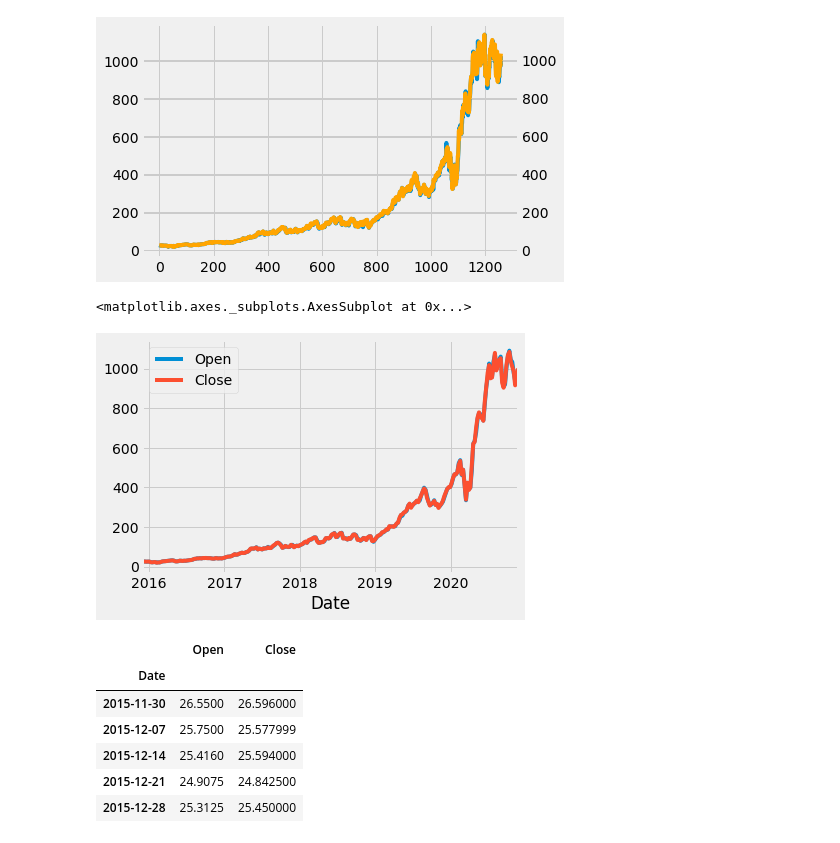
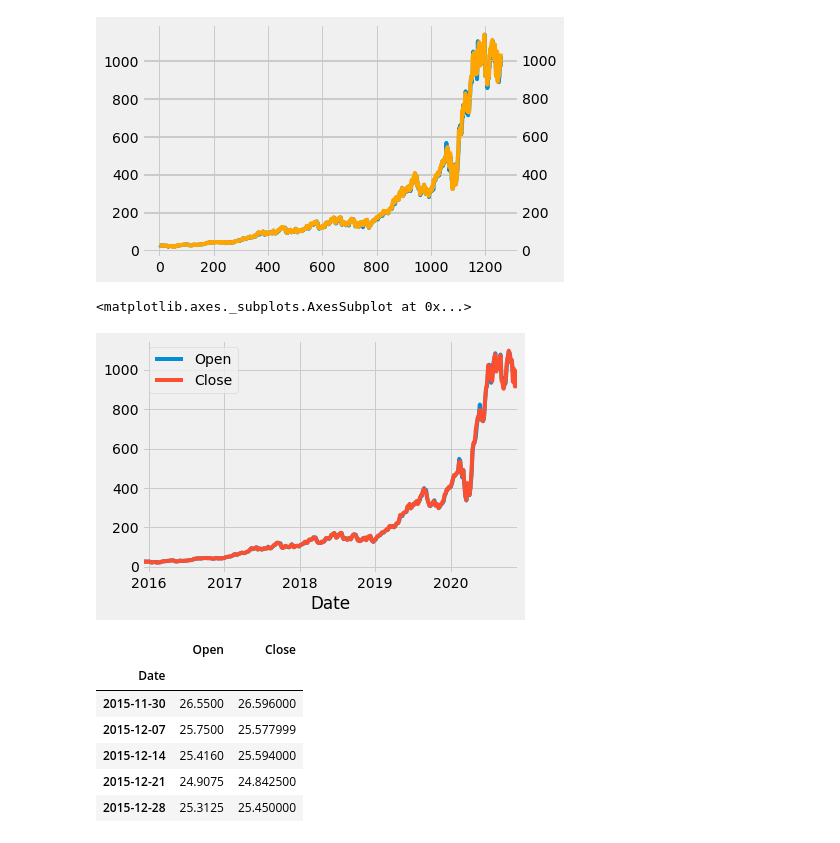
Before and after one commit to aau-vasak/capstone_project, a Jupyter notebook: EDA.ipynb, the cells around one changed output. Saved outputs shown, nothing was run; the diff lists cells and outputs as text; code cells hidden in the pictures.

```diff
--- a/EDA.ipynb
+++ b/EDA.ipynb
@@ -88,21 +88,21 @@ plt.show()
 # %%
 # SHOP.set_index('Date', inplace=True)
 
 # x = SHOP['Date']
 # y1 = SHOP['Open']
 # y2 = SHOP['Close']
 # ax = SHOP['Open'].plot()
 # ax2 = ax.twinx()
 # ax2.plot(y2, color='orange')
 # plt.show()
 
 SHOP['Date']=pd.to_datetime(SHOP['Date'])
 SHOP.set_index('Date',inplace=True)
-Shop_7D = SHOP.resample('7D').mean()
-Shop_7D.plot()
+Shop_5D = SHOP.resample('5D').mean()
+Shop_5D.plot()
 # %% [output]
 <matplotlib.axes._subplots.AxesSubplot at 0x...>
-[figure, old version]
+[figure, new version]
 # %%
 Shop_7D.head()
 # %% [output]
```
Also changed, not shown: 17 other files.
